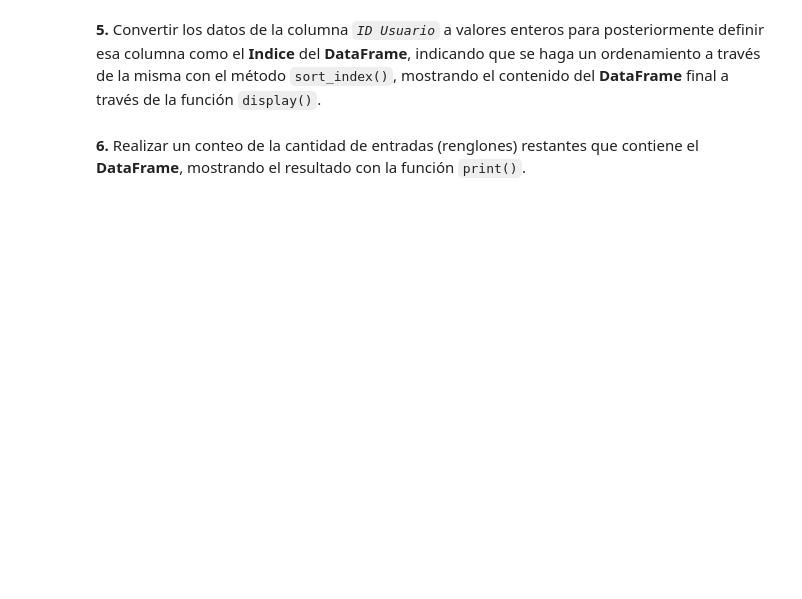
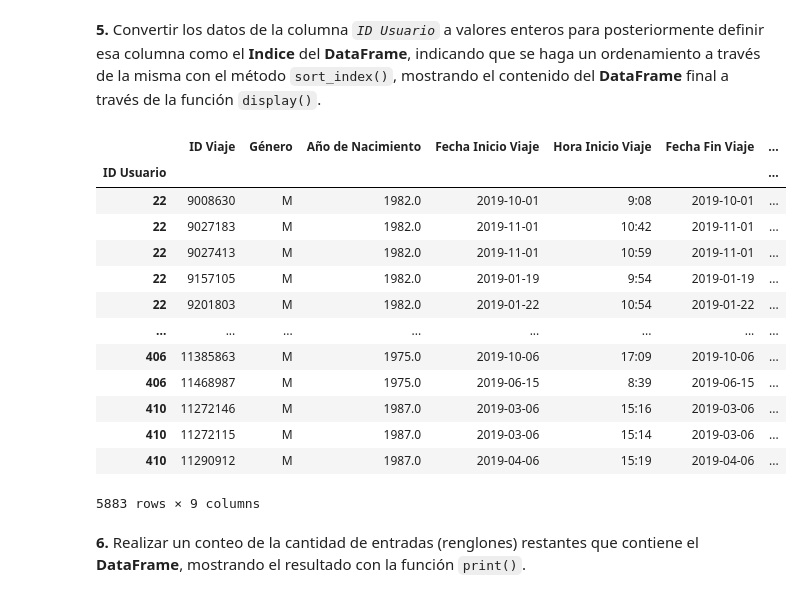
Before and after one commit to Santiago-CS/PAD2026, a Jupyter notebook: Evaluacion/Evaluacion.ipynb, the cells around one changed output. Drawn from its saved outputs; the diff is of its cells as text; code cells hidden in the pictures; blank space fills up the shorter version.

```diff
--- a/Evaluacion/Evaluacion.ipynb
+++ b/Evaluacion/Evaluacion.ipynb
@@ -57,3 +57,20 @@ Para este análisis, se deben realizar los reactivos descritos a continuación.
 **1.** Cargar las librerías **Pandas**, **Numpy** y **Matplotlib**. Posteriormente, crear un **DataFrame** donde se inserten a través de una concatenación los seis archivos `.CSV` de datos de **MiBici** correspondientes a los meses de enero a junio de 2019, mostrando el contenido del **DataFrame** final a través de la función `display()`.
 # %%
 # Código del Reactivo 1
+import pandas as pd
+import numpy as np
+import matplotlib.pyplot as plt
+
+# 1. Leemos los archivos de uno por uno de manera directa y sencilla
+df1 = pd.read_csv('Datos/2019_1.csv')
+df2 = pd.read_csv('Datos/2019_2.csv')
+df3 = pd.read_csv('Datos/2019_3.csv')
+df4 = pd.read_csv('Datos/2019_4.csv')
+df5 = pd.read_csv('Datos/2019_5.csv')
+df6 = pd.read_csv('Datos/2019_6.csv')
+
+# 2. Juntamos todos esos DataFrames individuales en uno solo usando pd.concat
+df = pd.concat([df1, df2, df3, df4, df5, df6], ignore_index=True)
+
+# 3. Mostramos el resultado final
+display(df)
@@ -73,6 +154,29 @@ Para este análisis, se deben realizar los reactivos descritos a continuación.
 **5.** Convertir los datos de la columna *`ID Usuario`* a valores enteros para posteriormente definir esa columna como el **Indice** del **DataFrame**, indicando que se haga un ordenamiento a través de la misma con el método `sort_index()`, mostrando el contenido del **DataFrame** final a través de la función `display()`.
 # %%
 # Código del Reactivo 5
+# Convertimos a entero
+df['ID Usuario'] = df['ID Usuario'].astype(int)
+
+# Definimos como índice y ordenamos
+df = df.set_index('ID Usuario').sort_index()
+
+# Mostramos el resultado
+display(df)
+# %% [output]
+|  | ID Viaje | Género | Año de Nacimiento | Fecha Inicio Viaje | Hora Inicio Viaje | Fecha Fin Viaje | ... |
+| ID Usuario |  |  |  |  |  |  | ... |
+| 22 | 9008630 | M | 1982.0 | 2019-10-01 | 9:08 | 2019-10-01 | ... |
+| 22 | 9027183 | M | 1982.0 | 2019-11-01 | 10:42 | 2019-11-01 | ... |
+| 22 | 9027413 | M | 1982.0 | 2019-11-01 | 10:59 | 2019-11-01 | ... |
+| 22 | 9157105 | M | 1982.0 | 2019-01-19 | 9:54 | 2019-01-19 | ... |
+| 22 | 9201803 | M | 1982.0 | 2019-01-22 | 10:54 | 2019-01-22 | ... |
+| ... | ... | ... | ... | ... | ... | ... | ... |
+| 406 | 11385863 | M | 1975.0 | 2019-10-06 | 17:09 | 2019-10-06 | ... |
+| 406 | 11468987 | M | 1975.0 | 2019-06-15 | 8:39 | 2019-06-15 | ... |
+| 410 | 11272146 | M | 1987.0 | 2019-03-06 | 15:16 | 2019-03-06 | ... |
+| 410 | 11272115 | M | 1987.0 | 2019-03-06 | 15:14 | 2019-03-06 | ... |
+| 410 | 11290912 | M | 1987.0 | 2019-04-06 | 15:19 | 2019-04-06 | ... |
+5883 rows × 9 columns
 # %% [markdown]
 **6.** Realizar un conteo de la cantidad de entradas (renglones) restantes que contiene el **DataFrame**, mostrando el resultado con la función `print()`.
 # %%
```
Also changed, not shown: parts of 15 cells of this notebook.
